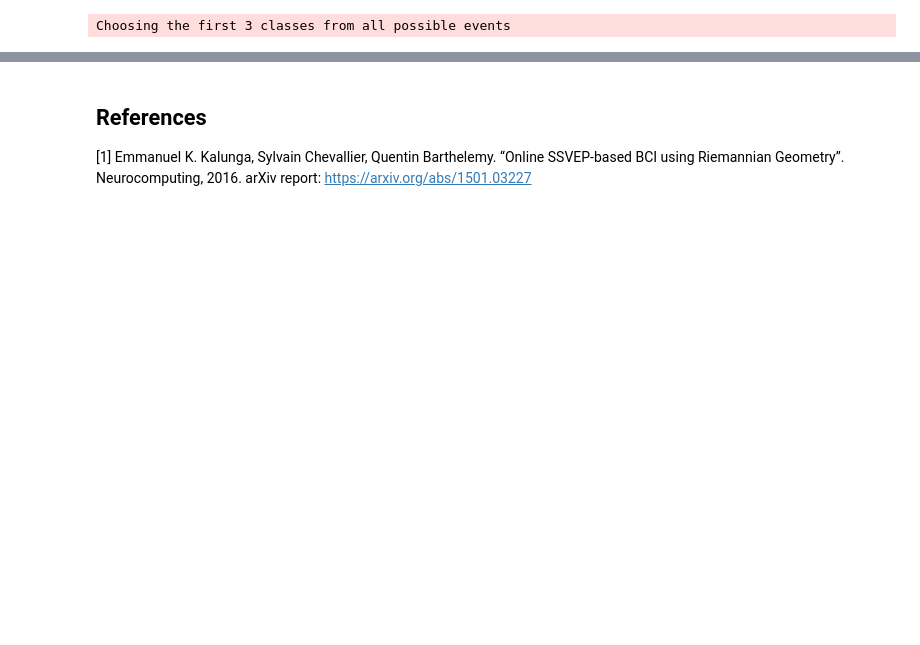
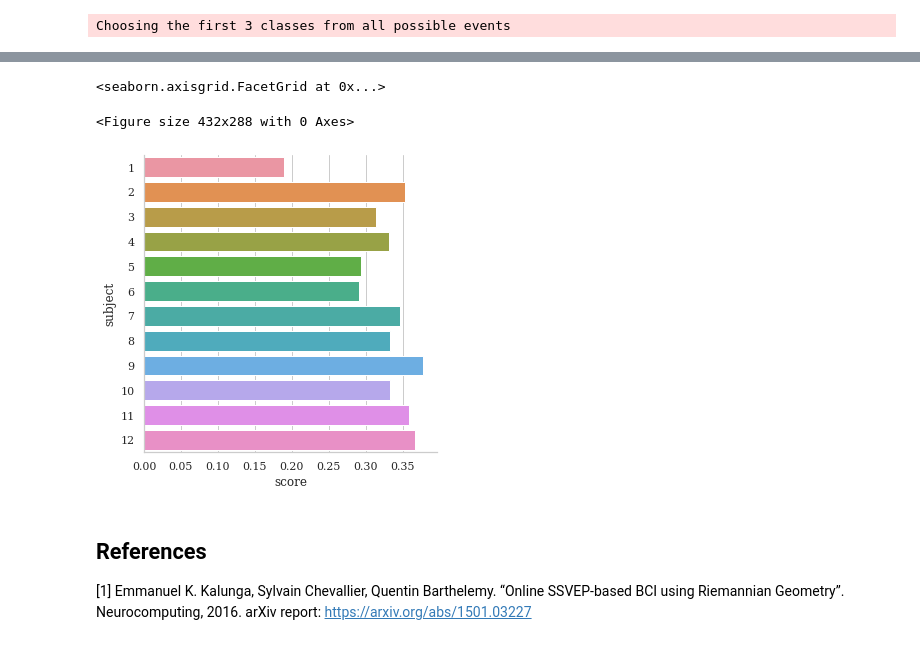
Before and after one commit to NeuroTech-Leuven/ssvep-workshop, a Jupyter notebook: notebooks/1_discovering_mne_and_moabb.ipynb, the cells around one changed output, grey strips where cells are left out. Drawn from its saved outputs; the diff is of its cells as text; code cells hidden in the pictures; blank space fills up the shorter version.

Commit message:
Add SSVEP preprocessing

```diff
--- a/notebooks/1_discovering_mne_and_moabb.ipynb
+++ b/notebooks/1_discovering_mne_and_moabb.ipynb
@@ -136,6 +140,6 @@ More information and documentation can be found at https://neurotechx.github.io/
 # %%
 from moabb.paradigms import SSVEP
 
-paradigm = SSVEP(n_classes=3)
+paradigm = SSVEP(fmin=10, fmax=25, n_classes=3)
 # %% [output]
 Choosing the first 3 classes from all possible events
@@ -176,0 +148,12 @@ results
+# %%
+from sklearn.pipeline import make_pipeline
+from moabb.pipelines import SSVEP_CCA
+
+
+interval = dataset.interval
+freqs = paradigm.used_events(dataset)
+
+pipelines = dict()
+pipelines["CCA"] = make_pipeline(
+    SSVEP_CCA(interval=interval, freqs=freqs, n_harmonics=3)
+)
@@ -176,0 +162,11 @@ results
+# %%
+from moabb.evaluations import WithinSessionEvaluation
+
+evaluation = WithinSessionEvaluation(
+    paradigm=paradigm,
+    datasets=dataset,
+    suffix='ssvep_workshop_moabb_intro',
+    overwrite=True
+)
+results = evaluation.process(pipelines)
+results
@@ -177,3 +187,13 @@ results
+# %%
+import matplotlib.pyplot as plt
+import seaborn as sns
+
+plt.figure()
+sns.catplot(kind='bar', x="score", y="subject", hue=None, data=results)
+# %% [output]
+<seaborn.axisgrid.FacetGrid at 0x...>
+<Figure size 432x288 with 0 Axes>
+[figure, added]
 # %% [markdown]
 ## References
 
```
Also changed, not shown: parts of 8 cells of this notebook, 1 other file.
